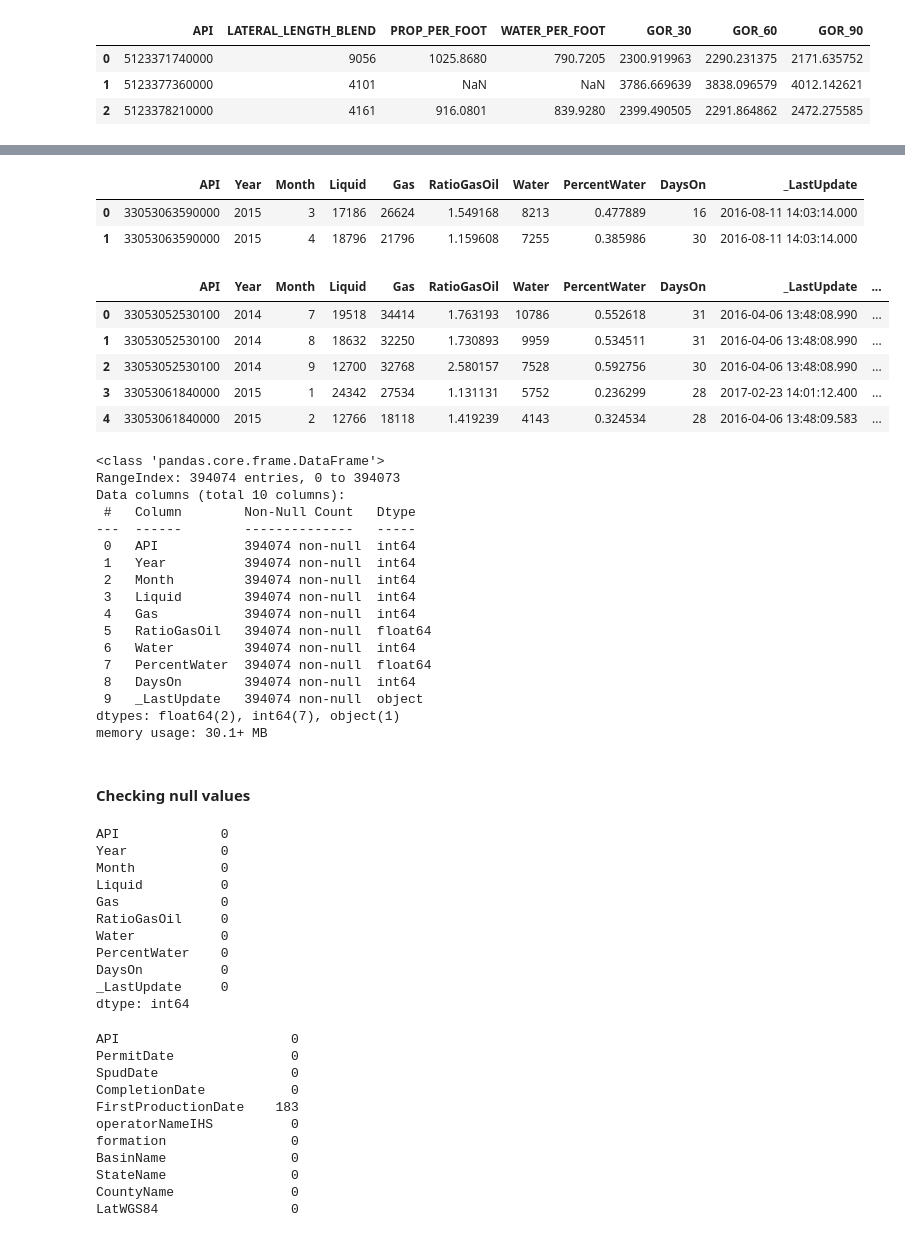
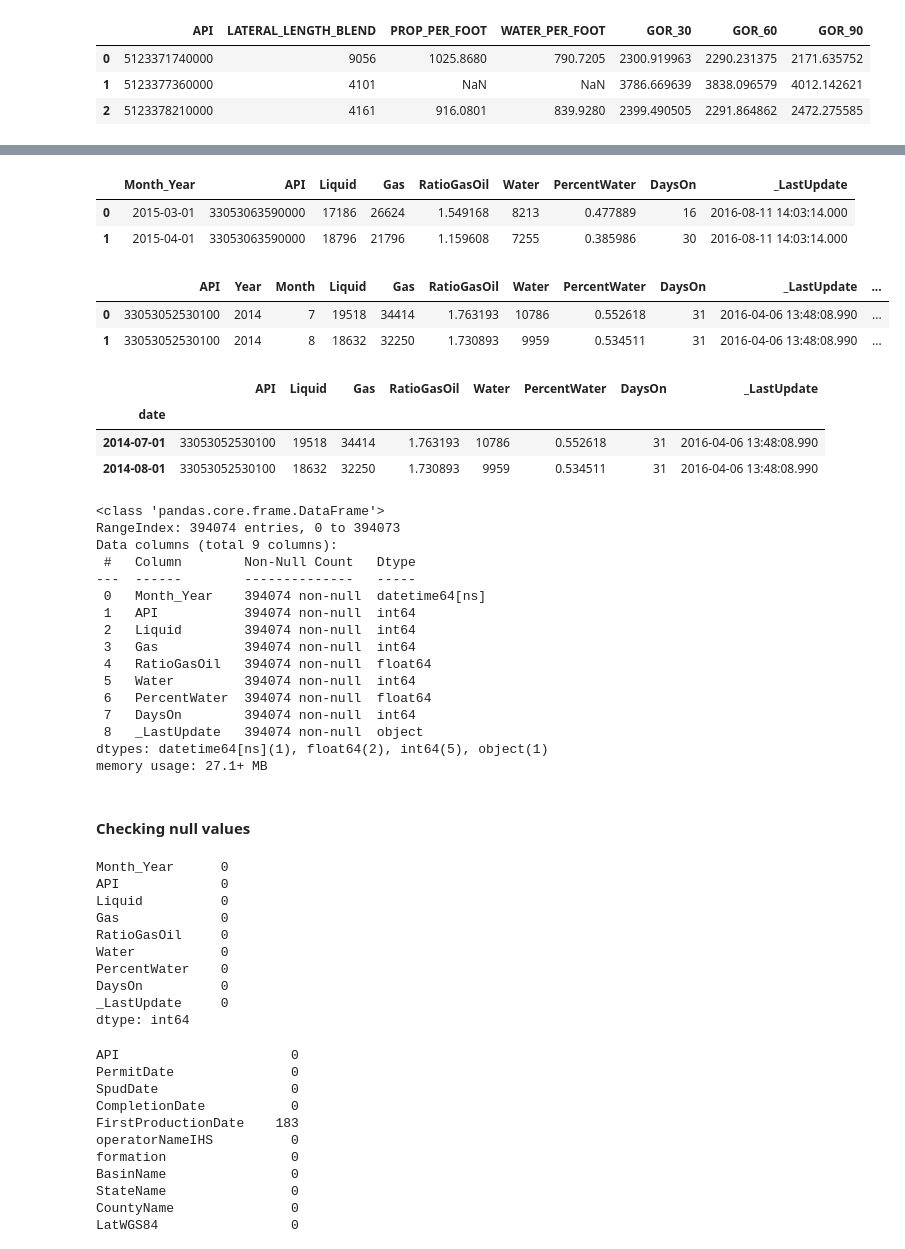
Before and after one commit to Dnbg1982/Oil-Gas-Projects, a Jupyter notebook: Reservoir Engineering/Notebooks/Oil_produc_forecasting.ipynb, the cells around one changed output, grey strips where cells are left out. Drawn from its saved outputs; the diff is of its cells as text; code cells hidden in the pictures.

```diff
--- a/Reservoir Engineering/Notebooks/Oil_produc_forecasting.ipynb
+++ b/Reservoir Engineering/Notebooks/Oil_produc_forecasting.ipynb
@@ -28,17 +28,14 @@ IHS_data.head(2)
 | 0 | 33105037530000 | 2014-09-10 | 2014-12-31 | 2015-05-05 | 2015-03-01 00:00:00.000 | CONTINENTAL RESOURCES INCORPORATED | BAKKEN | ... |
 | 1 | 33105032020000 | 2013-09-09 | 2013-11-02 | 2014-04-28 | 2014-04-01 00:00:00.000 | CONTINENTAL RESOURCES INCORPORATED | BAKKEN | ... |
 # %%
-train_data.head(2)
+test_data.head(2)
 # %% [output]
-|  | API | Year | Month | Liquid | Gas | RatioGasOil | Water | PercentWater | DaysOn | _LastUpdate |
-| 0 | 33053063590000 | 2015 | 3 | 17186 | 26624 | 1.549168 | 8213 | 0.477889 | 16 | 2016-08-11 14:03:14.000 |
-| 1 | 33053063590000 | 2015 | 4 | 18796 | 21796 | 1.159608 | 7255 | 0.385986 | 30 | 2016-08-11 14:03:14.000 |
+|  | Month_Year | API | Liquid | Gas | RatioGasOil | Water | PercentWater | DaysOn | _LastUpdate |
+| 0 | 2015-03-01 | 33053063590000 | 17186 | 26624 | 1.549168 | 8213 | 0.477889 | 16 | 2016-08-11 14:03:14.000 |
+| 1 | 2015-04-01 | 33053063590000 | 18796 | 21796 | 1.159608 | 7255 | 0.385986 | 30 | 2016-08-11 14:03:14.000 |
 # %%
-test_data.head(5)
+test_data.head(2)
 # %% [output]
 |  | API | Year | Month | Liquid | Gas | RatioGasOil | Water | PercentWater | DaysOn | _LastUpdate | ... |
 | 0 | 33053052530100 | 2014 | 7 | 19518 | 34414 | 1.763193 | 10786 | 0.552618 | 31 | 2016-04-06 13:48:08.990 | ... |
 | 1 | 33053052530100 | 2014 | 8 | 18632 | 32250 | 1.730893 | 9959 | 0.534511 | 31 | 2016-04-06 13:48:08.990 | ... |
-| 2 | 33053052530100 | 2014 | 9 | 12700 | 32768 | 2.580157 | 7528 | 0.592756 | 30 | 2016-04-06 13:48:08.990 | ... |
-| 3 | 33053061840000 | 2015 | 1 | 24342 | 27534 | 1.131131 | 5752 | 0.236299 | 28 | 2017-02-23 14:01:12.400 | ... |
-| 4 | 33053061840000 | 2015 | 2 | 12766 | 18118 | 1.419239 | 4143 | 0.324534 | 28 | 2016-04-06 13:48:09.583 | ... |
@@ -45,32 +45,37 @@ test_data.head(5)
+# %%
+test_data.head(2)
+# %% [output]
+|  | API | Liquid | Gas | RatioGasOil | Water | PercentWater | DaysOn | _LastUpdate |
+| date |  |  |  |  |  |  |  |  |
+| 2014-07-01 | 33053052530100 | 19518 | 34414 | 1.763193 | 10786 | 0.552618 | 31 | 2016-04-06 13:48:08.990 |
+| 2014-08-01 | 33053052530100 | 18632 | 32250 | 1.730893 | 9959 | 0.534511 | 31 | 2016-04-06 13:48:08.990 |
 # %%
-train_data.info()
+test_data.info()
 # %% [output]
 <class 'pandas.core.frame.DataFrame'>
 RangeIndex: 394074 entries, 0 to 394073
-Data columns (total 10 columns):
+Data columns (total 9 columns):
  #   Column        Non-Null Count   Dtype
 ---  ------        --------------   -----
- 0   API           394074 non-null  int64
- 1   Year          394074 non-null  int64
- 2   Month         394074 non-null  int64
- 3   Liquid        394074 non-null  int64
- 4   Gas           394074 non-null  int64
- 5   RatioGasOil   394074 non-null  float64
- 6   Water         394074 non-null  int64
- 7   PercentWater  394074 non-null  float64
- 8   DaysOn        394074 non-null  int64
- 9   _LastUpdate   394074 non-null  object
-dtypes: float64(2), int64(7), object(1)
-memory usage: 30.1+ MB
+ 0   Month_Year    394074 non-null  datetime64[ns]
+ 1   API           394074 non-null  int64
+ 2   Liquid        394074 non-null  int64
+ 3   Gas           394074 non-null  int64
+ 4   RatioGasOil   394074 non-null  float64
+ 5   Water         394074 non-null  int64
+ 6   PercentWater  394074 non-null  float64
+ 7   DaysOn        394074 non-null  int64
+ 8   _LastUpdate   394074 non-null  object
+dtypes: datetime64[ns](1), float64(2), int64(5), object(1)
+memory usage: 27.1+ MB
 # %% [markdown]
 #### Checking null values
 # %%
 # Check for missing values
-train_data.isnull().sum()
+test_data.isnull().sum()
 # %% [output]
+Month_Year      0
 API             0
-Year            0
-Month           0
 Liquid          0
 Gas             0
 RatioGasOil     0
```
Also changed, not shown: parts of 20 cells of this notebook.
